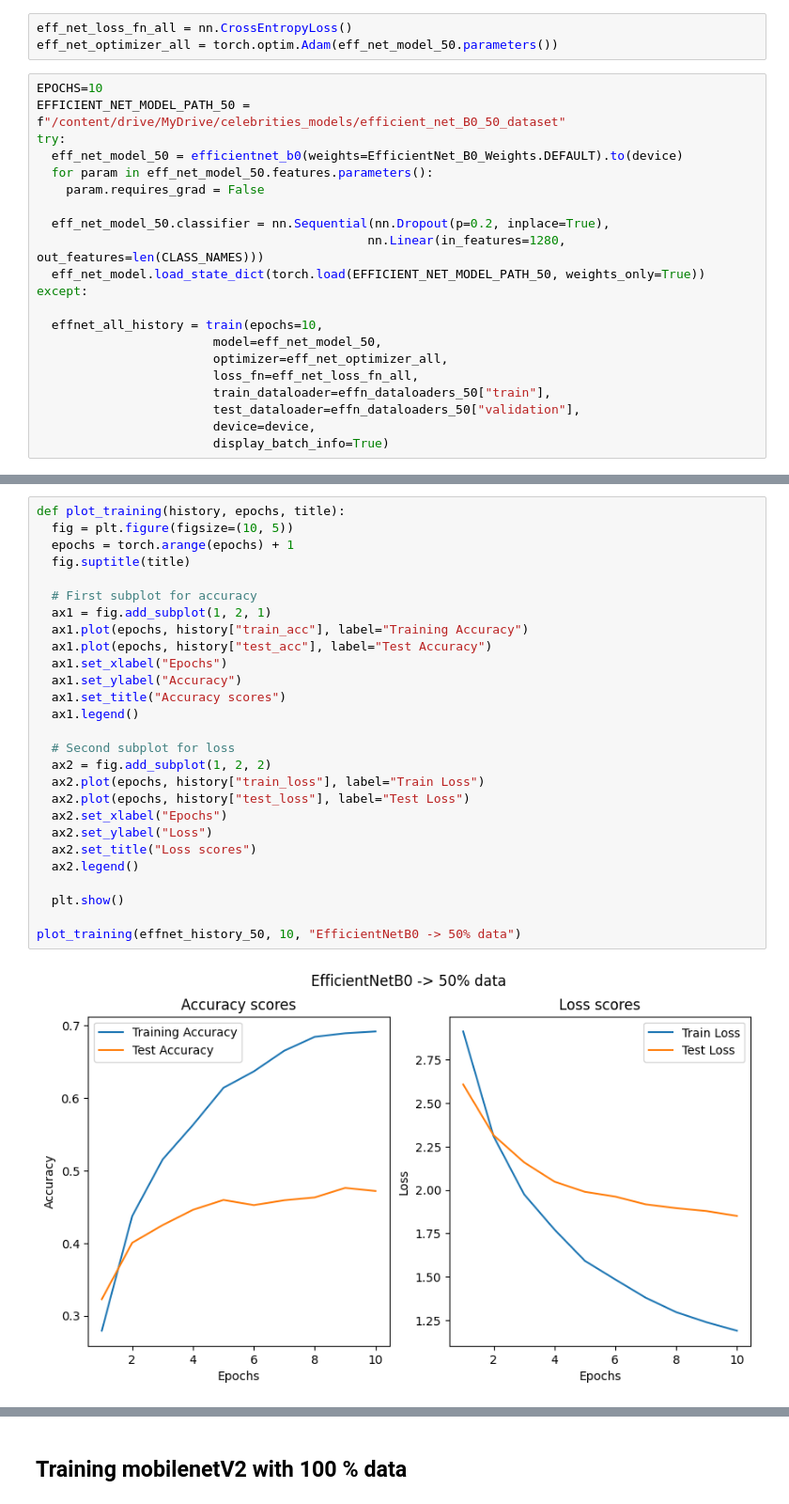
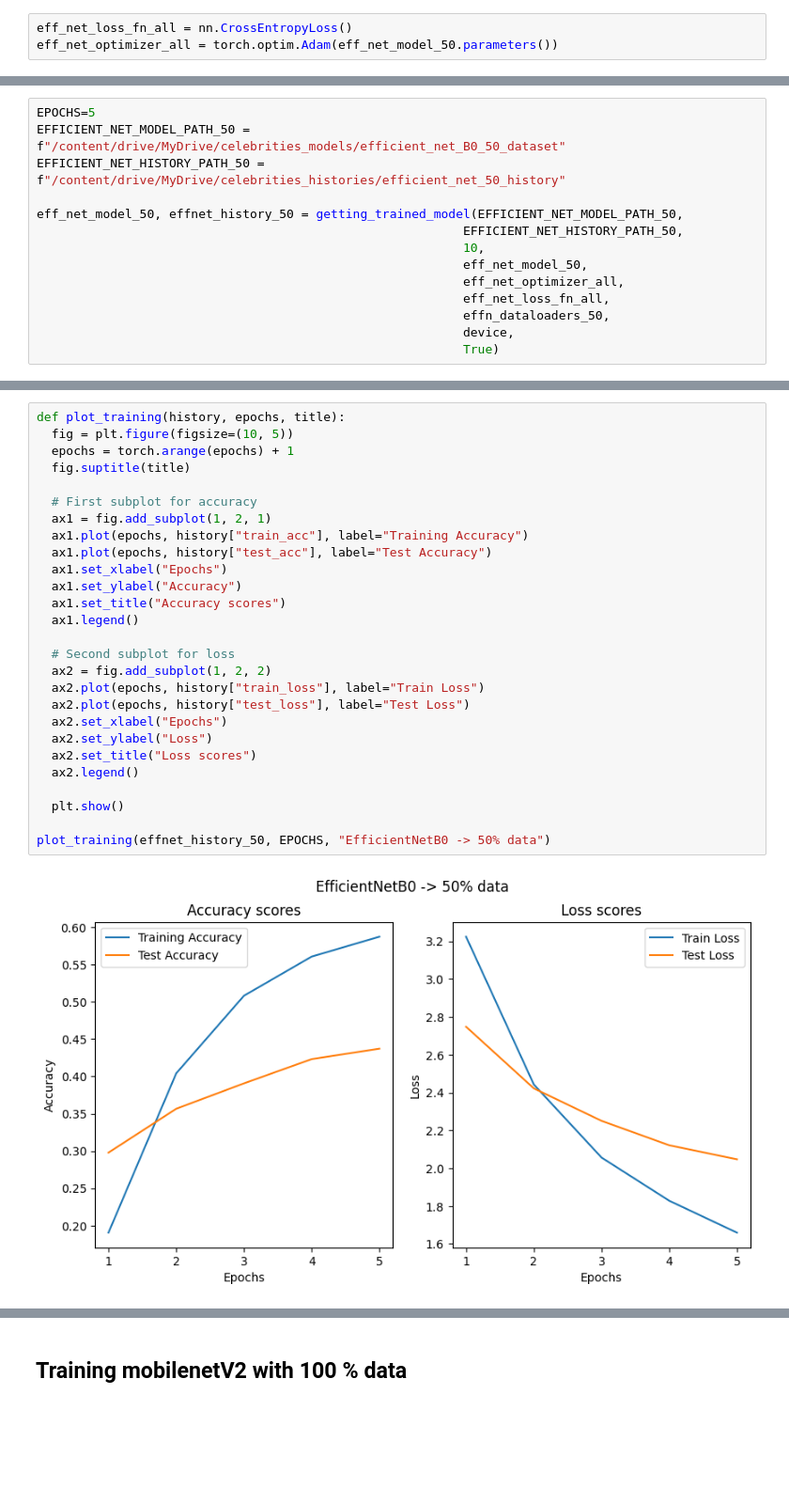
Before and after one commit to Mateusz-best-creator/CelebritiesRecognition, a Jupyter notebook: AI_project.ipynb, the cells around one changed output, grey strips where cells are left out. Shown at 94% size. Drawn from its saved outputs; the diff is of its cells as text; blank space fills up the shorter version.

```diff
--- a/AI_project.ipynb
+++ b/AI_project.ipynb
@@ -821,24 +848,3 @@ eff_net_model_50.classifier = nn.Sequential(nn.Dropout(p=0.2, inplace=True),
 # %%
 eff_net_loss_fn_all = nn.CrossEntropyLoss()
 eff_net_optimizer_all = torch.optim.Adam(eff_net_model_50.parameters())
-# %%
-EPOCHS=10
-EFFICIENT_NET_MODEL_PATH_50 = f"/content/drive/MyDrive/celebrities_models/efficient_net_B0_50_dataset"
-try:
-  eff_net_model_50 = efficientnet_b0(weights=EfficientNet_B0_Weights.DEFAULT).to(device)
-  for param in eff_net_model_50.features.parameters():
-    param.requires_grad = False
-
-  eff_net_model_50.classifier = nn.Sequential(nn.Dropout(p=0.2, inplace=True),
-                                             nn.Linear(in_features=1280, out_features=len(CLASS_NAMES)))
-  eff_net_model.load_state_dict(torch.load(EFFICIENT_NET_MODEL_PATH_50, weights_only=True))
-except:
-
-  effnet_all_history = train(epochs=10,
-                        model=eff_net_model_50,
-                        optimizer=eff_net_optimizer_all,
-                        loss_fn=eff_net_loss_fn_all,
-                        train_dataloader=effn_dataloaders_50["train"],
-                        test_dataloader=effn_dataloaders_50["validation"],
-                        device=device,
-                        display_batch_info=True)
@@ -925,0 +851,14 @@ Training = 1.1906 | 0.6918 | Testing = 1.8506 | 0.4718
+# %%
+EPOCHS=5
+EFFICIENT_NET_MODEL_PATH_50 = f"/content/drive/MyDrive/celebrities_models/efficient_net_B0_50_dataset"
+EFFICIENT_NET_HISTORY_PATH_50 = f"/content/drive/MyDrive/celebrities_histories/efficient_net_50_history"
+
+eff_net_model_50, effnet_history_50 = getting_trained_model(EFFICIENT_NET_MODEL_PATH_50,
+                                                          EFFICIENT_NET_HISTORY_PATH_50,
+                                                          10,
+                                                          eff_net_model_50,
+                                                          eff_net_optimizer_all,
+                                                          eff_net_loss_fn_all,
+                                                          effn_dataloaders_50,
+                                                          device,
+                                                          True)
@@ -928,32 +871,32 @@ torch.save(eff_net_model_50.state_dict(), EFFICIENT_NET_MODEL_PATH_50)
 # %%
 def plot_training(history, epochs, title):
   fig = plt.figure(figsize=(10, 5))
   epochs = torch.arange(epochs) + 1
   fig.suptitle(title)
 
   # First subplot for accuracy
   ax1 = fig.add_subplot(1, 2, 1)
   ax1.plot(epochs, history["train_acc"], label="Training Accuracy")
   ax1.plot(epochs, history["test_acc"], label="Test Accuracy")
   ax1.set_xlabel("Epochs")
   ax1.set_ylabel("Accuracy")
   ax1.set_title("Accuracy scores")
   ax1.legend()
 
   # Second subplot for loss
   ax2 = fig.add_subplot(1, 2, 2)
   ax2.plot(epochs, history["train_loss"], label="Train Loss")
   ax2.plot(epochs, history["test_loss"], label="Test Loss")
   ax2.set_xlabel("Epochs")
   ax2.set_ylabel("Loss")
   ax2.set_title("Loss scores")
   ax2.legend()
 
   plt.show()
 
-plot_training(effnet_history_50, 10, "EfficientNetB0 -> 50% data")
+plot_training(effnet_history_50, EPOCHS, "EfficientNetB0 -> 50% data")
 # %% [output]
-[figure, old version]
+[figure, new version]
 # %%
 pred_and_plot_image(eff_net_model_50,
                     "/content/drive/MyDrive/jl.jpg",
```
Also changed, not shown: parts of 34 cells of this notebook.
